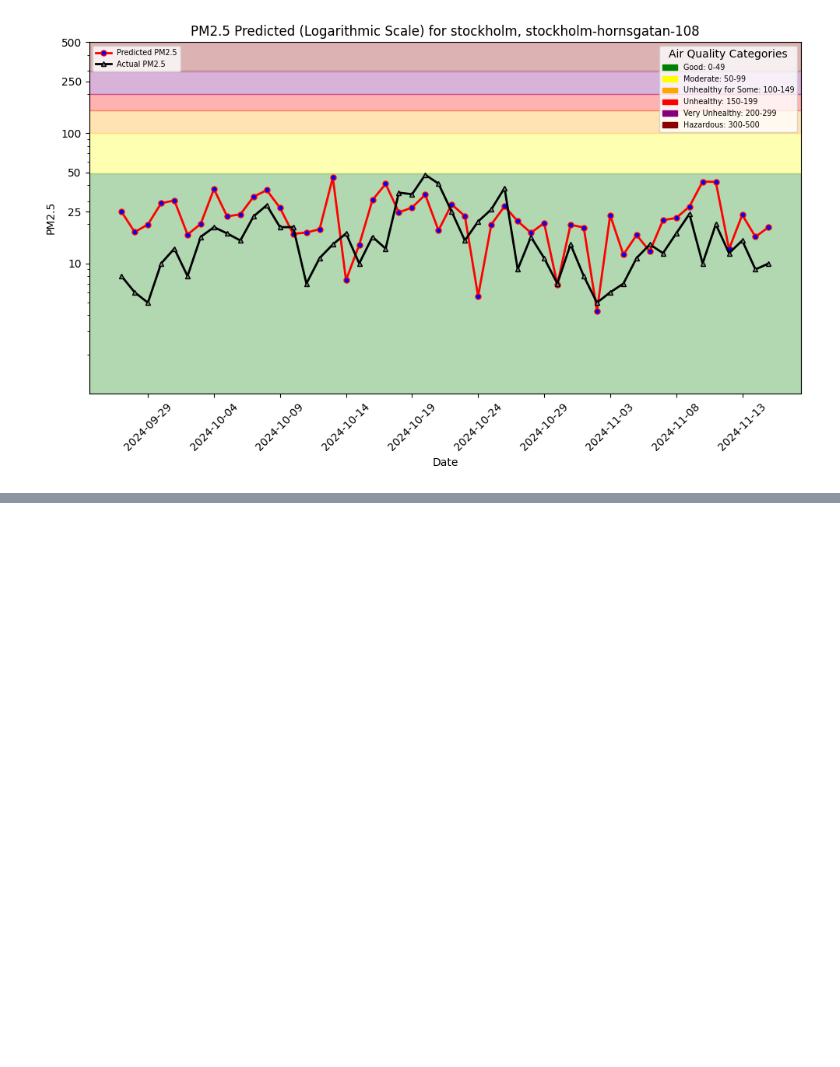
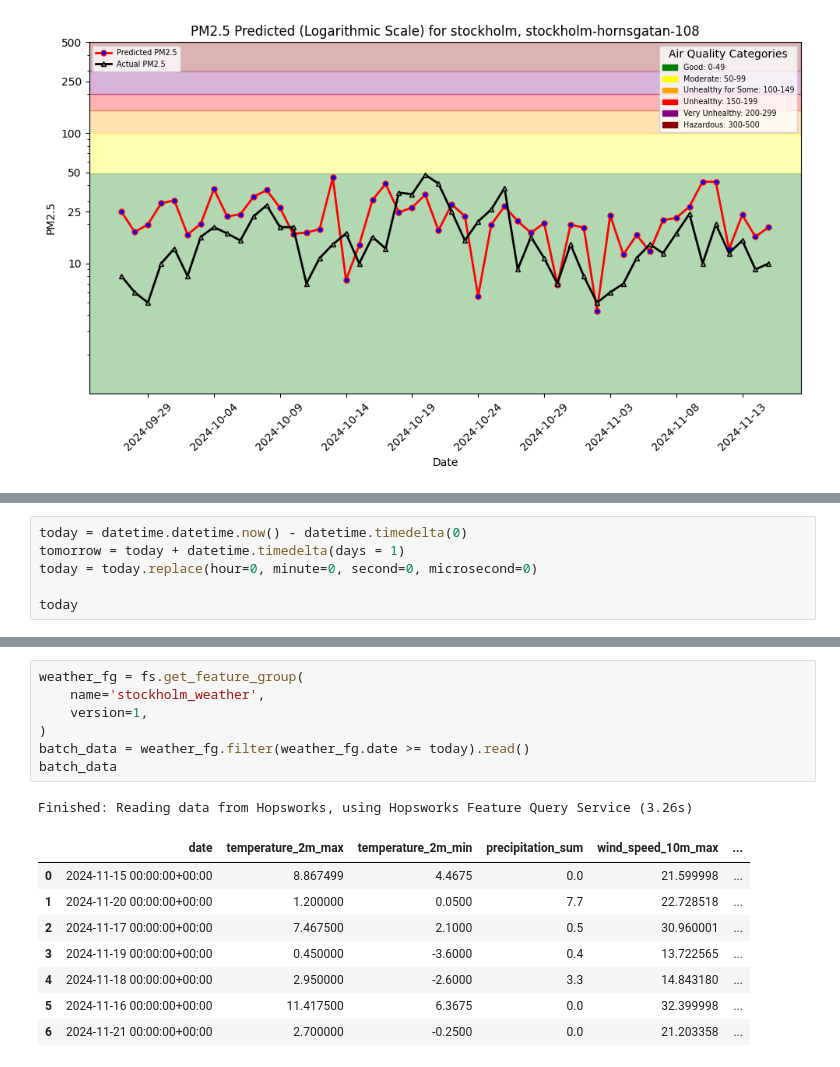
Before and after one commit to IST199655/ID2223_Lab1, a Jupyter notebook: notebooks/lab1/lab1.ipynb, the cells around one changed output, grey strips where cells are left out. Saved outputs shown, nothing was run; the diff lists cells and outputs as text; blank space fills up the shorter version.

Commit message:
batch inference

```diff
--- a/notebooks/lab1/lab1.ipynb
+++ b/notebooks/lab1/lab1.ipynb
@@ -346,0 +379,6 @@ plt.show()
+# %%
+today = datetime.datetime.now() - datetime.timedelta(0)
+tomorrow = today + datetime.timedelta(days = 1)
+today = today.replace(hour=0, minute=0, second=0, microsecond=0)
+
+today
@@ -346,0 +427,17 @@ plt.show()
+# %%
+weather_fg = fs.get_feature_group(
+    name='stockholm_weather',
+    version=1,
+)
+batch_data = weather_fg.filter(weather_fg.date >= today).read()
+batch_data
+# %% [output]
+Finished: Reading data from Hopsworks, using Hopsworks Feature Query Service (3.26s)
+|  | date | temperature_2m_max | temperature_2m_min | precipitation_sum | wind_speed_10m_max | ... |
+| 0 | 2024-11-15 00:00:00+00:00 | 8.867499 | 4.4675 | 0.0 | 21.599998 | ... |
+| 1 | 2024-11-20 00:00:00+00:00 | 1.200000 | 0.0500 | 7.7 | 22.728518 | ... |
+| 2 | 2024-11-17 00:00:00+00:00 | 7.467500 | 2.1000 | 0.5 | 30.960001 | ... |
+| 3 | 2024-11-19 00:00:00+00:00 | 0.450000 | -3.6000 | 0.4 | 13.722565 | ... |
+| 4 | 2024-11-18 00:00:00+00:00 | 2.950000 | -2.6000 | 3.3 | 14.843180 | ... |
+| 5 | 2024-11-16 00:00:00+00:00 | 11.417500 | 6.3675 | 0.0 | 32.399998 | ... |
+| 6 | 2024-11-21 00:00:00+00:00 | 2.700000 | -0.2500 | 0.0 | 21.203358 | ... |
```
Also changed, not shown: parts of 16 cells of this notebook, 2 other files.
